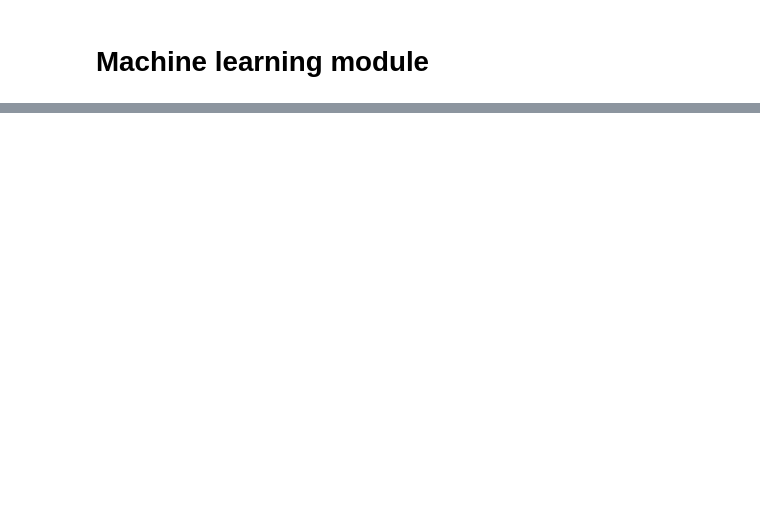
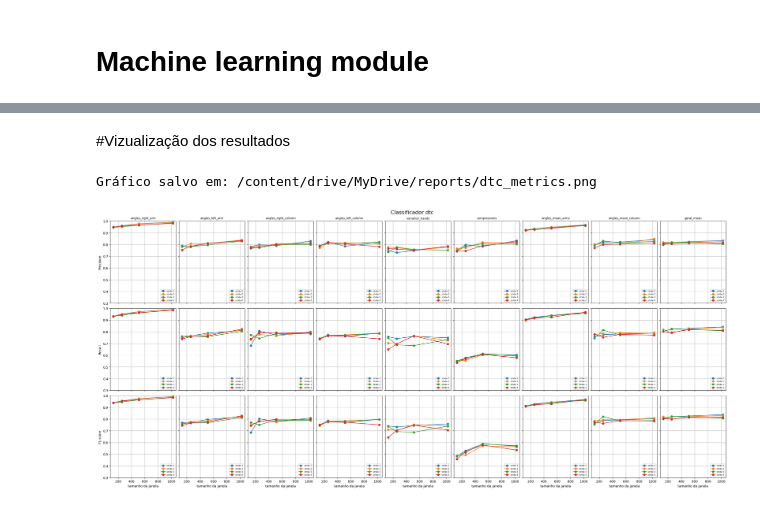
Before and after one commit to barauna-lo/rcp_classifier, a Jupyter notebook: MachineLearningModule.ipynb, the cells around one changed output, grey strips where cells are left out. Saved outputs shown, nothing was run; the diff lists cells and outputs as text; code cells hidden in the pictures; blank space fills up the shorter version.

```diff
--- a/MachineLearningModule.ipynb
+++ b/MachineLearningModule.ipynb
@@ -119,0 +251,2 @@ Matriz de confusão:
+# %% [markdown]
+#Vizualização dos resultados
@@ -119,0 +303,5 @@ Matriz de confusão:
+# %%
+plot_reports("dtc","/content/drive/MyDrive/reports")
+# %% [output]
+Gráfico salvo em: /content/drive/MyDrive/reports/dtc_metrics.png
+[figure, added]
```
Also changed, not shown: parts of 26 cells of this notebook.
